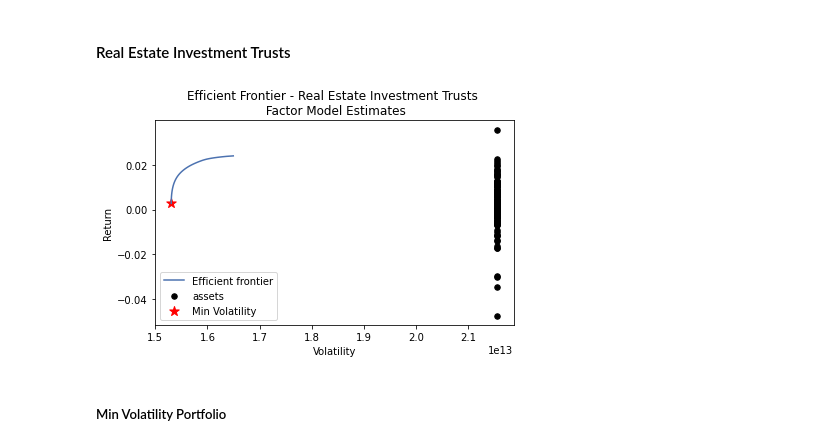
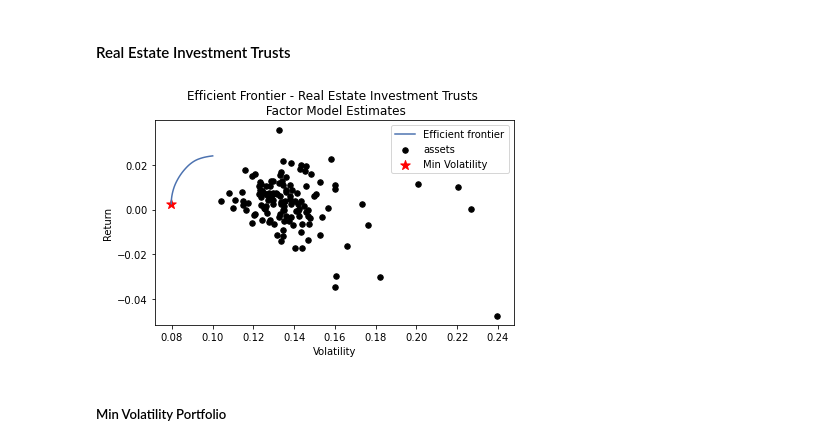
Before and after one commit to richardye101/ubineer_nlp_research, a Jupyter notebook: content/peitong/3.3_Minimum_Variance_Analysis-Factor_Model.ipynb, the cells around one changed output. Cells and saved outputs as stored; diff of their text form; code cells hidden in the pictures.

```diff
--- a/content/peitong/3.3_Minimum_Variance_Analysis-Factor_Model.ipynb
+++ b/content/peitong/3.3_Minimum_Variance_Analysis-Factor_Model.ipynb
@@ -480,7 +480,8 @@ r = r_selected.T[LIST].T
 
 coef_mat = pd.DataFrame(0, index = r.columns, columns = range(n_components))
 
-LR = LinearRegression(normalize=True)
+LR = LinearRegression()
+
 for i in range(len(r.columns)):
     date = r.columns[i]
     r_t_i = r[date]
@@ -586,41 +587,42 @@ r = r_selected.T[LIST].T
 
 coef_mat = pd.DataFrame(0, index = r.columns, columns = range(n_components))
 
-LR = LinearRegression(normalize=True)
+LR = LinearRegression()
+
 for i in range(len(r.columns)):
     date = r.columns[i]
     r_t_i = r[date]
     reg = LR.fit(B_matrix, r_t_i)
     coef_mat.iloc[i] = reg.coef_
 
 prediction = B_matrix.dot(coef_mat.T)
 residual = r - prediction
 
 cov_Factor_Model = pd.DataFrame(np.array(B_matrix.dot(coef_mat.cov()).dot(B_matrix.T)) + np.diag(np.diag(residual.T.cov()))).set_index(B_matrix.index)
 cov_Factor_Model.columns = B_matrix.index
 cov_Factor_Model
 
 # perform minimum variance analysis
 ef1 = EfficientFrontier(mu_sample, cov_Factor_Model, weight_bounds=(0, 0.2))
 
 fig, ax = plt.subplots()
 plotting.plot_efficient_frontier(ef1, ax=ax, show_assets=True)
 
 # Find and plot the tangency portfolio
 ef2 = EfficientFrontier(mu_sample, cov_Factor_Model, weight_bounds=(0, 0.2))
 # min volatility
 ef2.min_volatility()
 ret_tangent, std_tangent, _ = ef2.portfolio_performance()
 ax.scatter(std_tangent, ret_tangent, marker="*", s=100, c="r", label="Min Volatility")
 
 # Format
 ax.set_title("Efficient Frontier - %s \n Factor Model Estimates" %industry_name)
 ax.legend()
 plt.tight_layout()
 plt.savefig('images/Efficient_Frontier_Factor_Model_Estimates' + str(industry_name) + '.png', dpi=200, bbox_inches='tight')
 plt.show()
 # %% [output]
-[figure, old version]
+[figure, new version]
 # %% [markdown]
 ##### Min Volatility Portfolio
 # %% [markdown]
```
Also changed, not shown: parts of 13 cells of this notebook, 25 other files.
